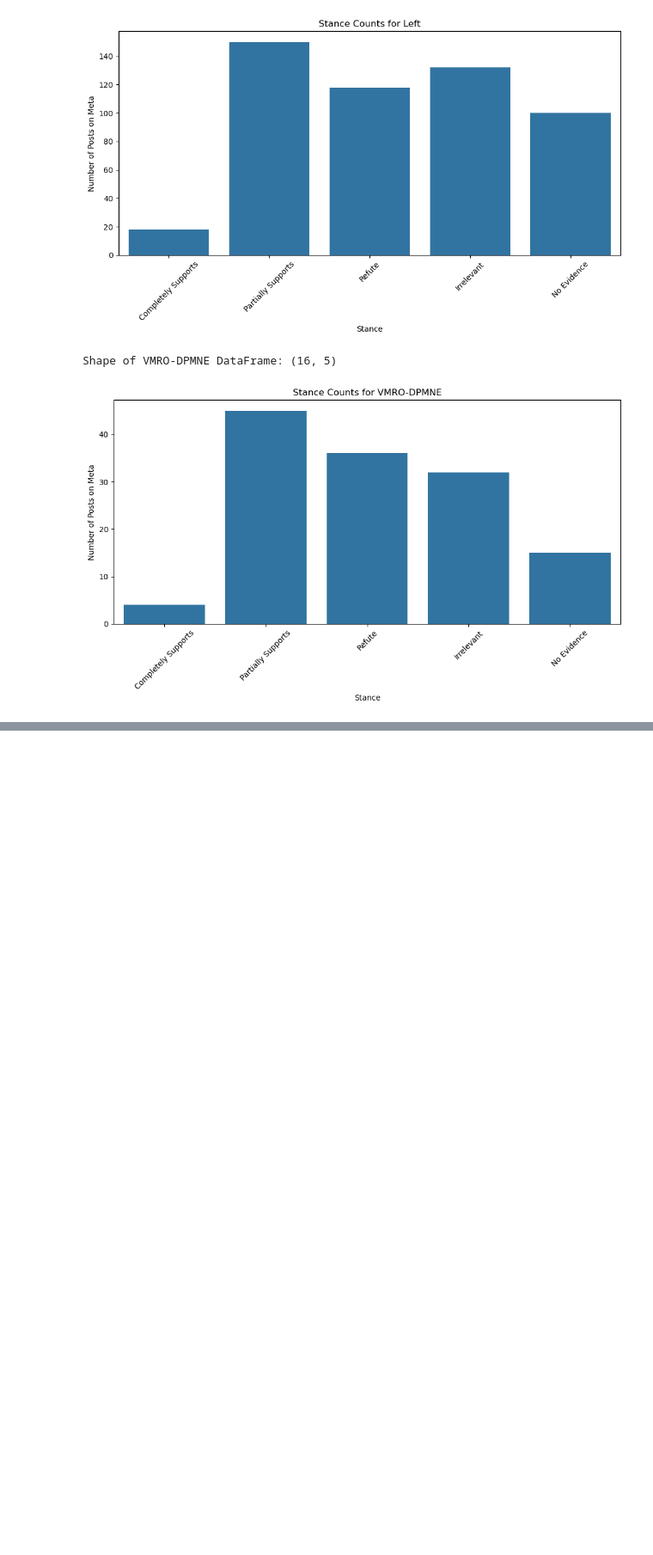
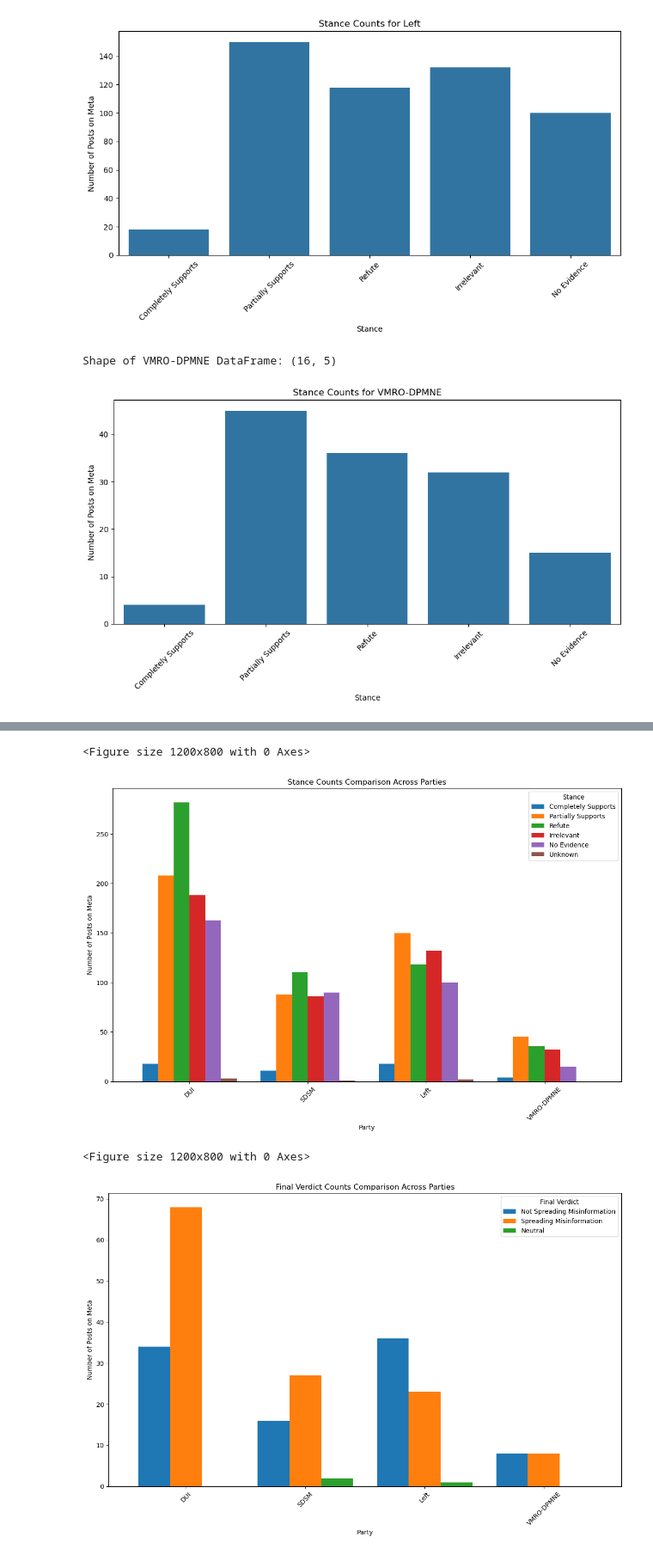
Before and after one commit to Harkeerat2002/north-macedonia-election-fact-checking, a Jupyter notebook: fact-checking-pipeline.ipynb, the cells around one changed output, grey strips where cells are left out. Shown at 86% size. Cells and saved outputs as stored; diff of their text form; code cells hidden in the pictures; blank space fills up the shorter version.

```diff
--- a/fact-checking-pipeline.ipynb
+++ b/fact-checking-pipeline.ipynb
@@ -1430,0 +1374,66 @@ plt.show()
+# %%
+read_file_path = "./dataset/final-verdict/"
+save_file_path = "./figures/"
+
+# Initialize empty DataFrames to store stance counts and final verdict counts for all parties
+all_parties_stance_counts = pd.DataFrame()
+all_parties_verdict_counts = pd.DataFrame()
+
+# Loop through each party and process their stance counts and final verdict counts
+for party in parties:
+    # Read the CSV file into a DataFrame
+    csv_file_path = os.path.join(read_file_path, f"{party}_claims_to_questions_to_proofs_with_stance_and_verdict.csv")
+    pandas_df = pd.read_csv(csv_file_path)
+
+    # Skip if the DataFrame is empty
+    if pandas_df.empty:
+        print(f"The DataFrame for {party} is empty.")
+        continue
+
+    # Process stance counts
+    pandas_df['stance_counts'] = pandas_df['stance_counts'].apply(json.loads)
+    stance_counts_df = pd.DataFrame(pandas_df['stance_counts'].tolist())
+    total_stance_counts = stance_counts_df.sum()
+    total_stance_counts.name = party
+    all_parties_stance_counts = pd.concat([all_parties_stance_counts, total_stance_counts], axis=1)
+
+    # Process final verdict counts
+    pandas_df['verdict_counts'] = pandas_df['verdict'].apply(lambda x: {x: 1}).apply(json.dumps)
+    pandas_df['verdict_counts'] = pandas_df['verdict_counts'].apply(json.loads)
+    verdict_counts_df = pd.DataFrame(pandas_df['verdict_counts'].tolist())
+    total_verdict_counts = verdict_counts_df.sum()
+    total_verdict_counts.name = party
+    all_parties_verdict_counts = pd.concat([all_parties_verdict_counts, total_verdict_counts], axis=1)
+
+# Transpose the DataFrames for easier plotting
+all_parties_stance_counts = all_parties_stance_counts.T
+all_parties_verdict_counts = all_parties_verdict_counts.T
+
+# Plot grouped bar chart for stance counts
+plt.figure(figsize=(12, 8))
+all_parties_stance_counts.plot(kind="bar", figsize=(12, 8), width=0.8)
+plt.title("Stance Counts Comparison Across Parties")
+plt.xlabel("Party")
+plt.ylabel("Number of Posts on Meta")
+plt.xticks(rotation=45)
+plt.legend(title="Stance")
+plt.tight_layout()
+plt.savefig(os.path.join(save_file_path, "all_parties_stance_comparison.png"))
+plt.show()
+
+# Plot grouped bar chart for final verdict counts
+plt.figure(figsize=(12, 8))
+all_parties_verdict_counts.plot(kind="bar", figsize=(12, 8), width=0.8)
+plt.title("Final Verdict Counts Comparison Across Parties")
+plt.xlabel("Party")
+plt.ylabel("Number of Posts on Meta")
+plt.xticks(rotation=45)
+plt.legend(title="Final Verdict")
+plt.tight_layout()
+plt.savefig(os.path.join(save_file_path, "all_parties_verdict_comparison.png"))
+plt.show()
+# %% [output]
+<Figure size 1200x800 with 0 Axes>
+[figure, added]
+<Figure size 1200x800 with 0 Axes>
+[figure, added]
```
Also changed, not shown: parts of 4 cells of this notebook, 20 other files.
